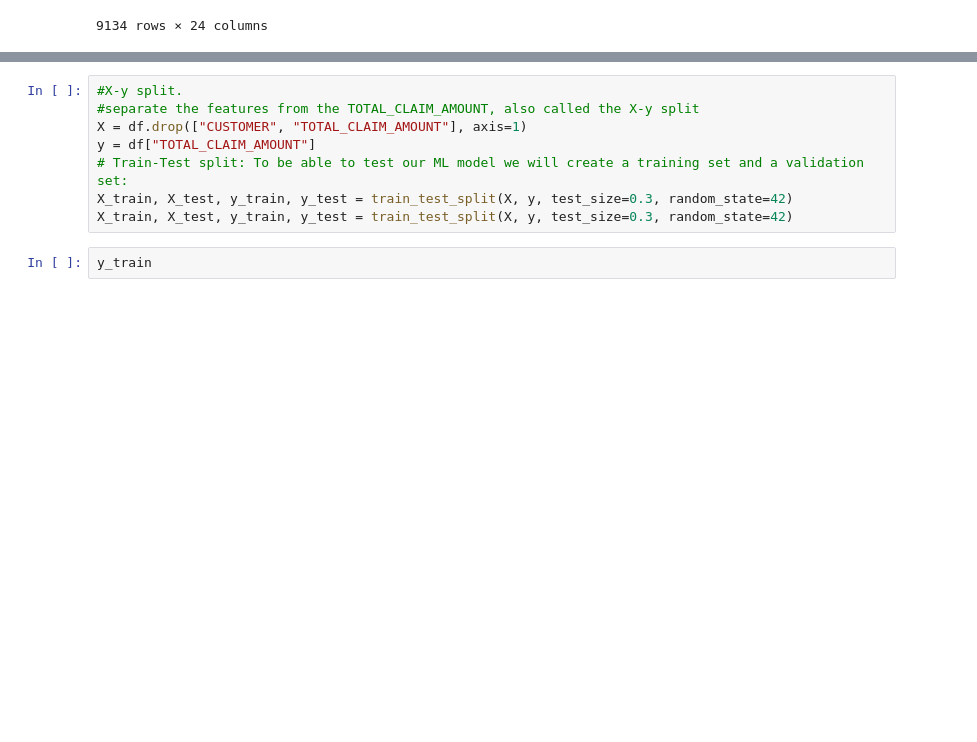
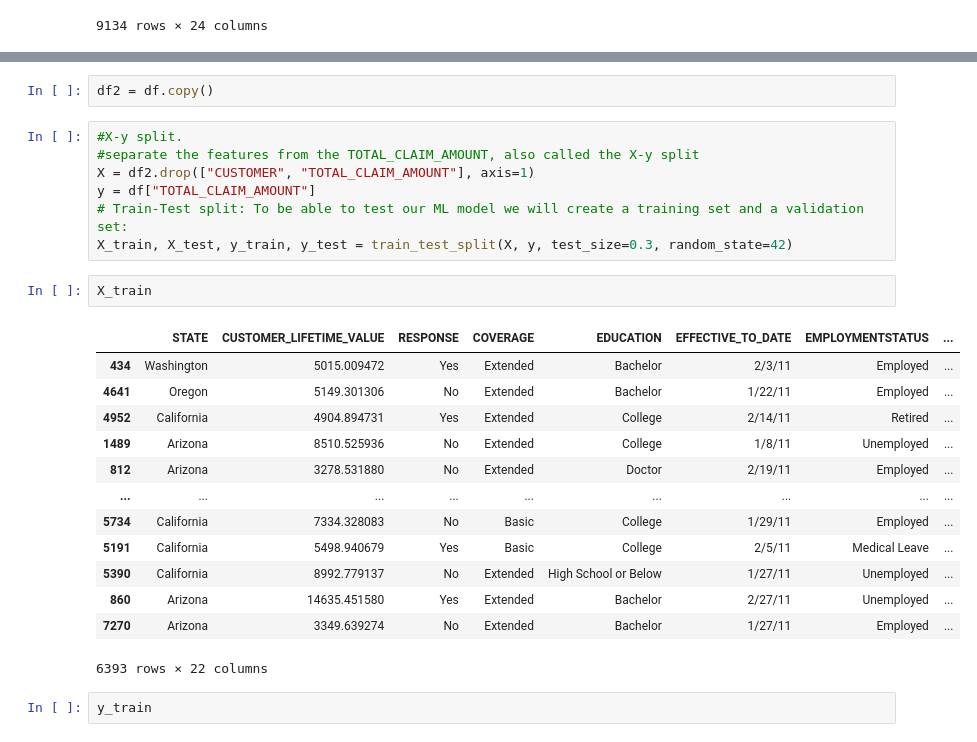
Before and after one commit to Dankort/lab-customer-analysis-round-5, a Jupyter notebook: 5.customeranalysisround5.ipynb, the cells around one changed output, grey strips where cells are left out. Saved outputs shown, nothing was run; the diff lists cells and outputs as text; blank space fills up the shorter version.

```diff
--- a/5.customeranalysisround5.ipynb
+++ b/5.customeranalysisround5.ipynb
@@ -156,11 +192,28 @@ df
+# %%
+df2 = df.copy()
 # %%
 #X-y split.
 #separate the features from the TOTAL_CLAIM_AMOUNT, also called the X-y split
-X = df.drop(["CUSTOMER", "TOTAL_CLAIM_AMOUNT"], axis=1)
+X = df2.drop(["CUSTOMER", "TOTAL_CLAIM_AMOUNT"], axis=1)
 y = df["TOTAL_CLAIM_AMOUNT"]
 # Train-Test split: To be able to test our ML model we will create a training set and a validation set:
 X_train, X_test, y_train, y_test = train_test_split(X, y, test_size=0.3, random_state=42)
-X_train, X_test, y_train, y_test = train_test_split(X, y, test_size=0.3, random_state=42)
+# %%
+X_train
+# %% [output]
+|  | STATE | CUSTOMER_LIFETIME_VALUE | RESPONSE | COVERAGE | EDUCATION | EFFECTIVE_TO_DATE | EMPLOYMENTSTATUS | ... |
+| 434 | Washington | 5015.009472 | Yes | Extended | Bachelor | 2/3/11 | Employed | ... |
+| 4641 | Oregon | 5149.301306 | No | Extended | Bachelor | 1/22/11 | Employed | ... |
+| 4952 | California | 4904.894731 | Yes | Extended | College | 2/14/11 | Retired | ... |
+| 1489 | Arizona | 8510.525936 | No | Extended | College | 1/8/11 | Unemployed | ... |
+| 812 | Arizona | 3278.531880 | No | Extended | Doctor | 2/19/11 | Employed | ... |
+| ... | ... | ... | ... | ... | ... | ... | ... | ... |
+| 5734 | California | 7334.328083 | No | Basic | College | 1/29/11 | Employed | ... |
+| 5191 | California | 5498.940679 | Yes | Basic | College | 2/5/11 | Medical Leave | ... |
+| 5390 | California | 8992.779137 | No | Extended | High School or Below | 1/27/11 | Unemployed | ... |
+| 860 | Arizona | 14635.451580 | Yes | Extended | Bachelor | 2/27/11 | Unemployed | ... |
+| 7270 | Arizona | 3349.639274 | No | Extended | Bachelor | 1/27/11 | Employed | ... |
+6393 rows × 22 columns
 # %%
 y_train
 # %% [output]
```
Also changed, not shown: parts of 5 cells of this notebook.
